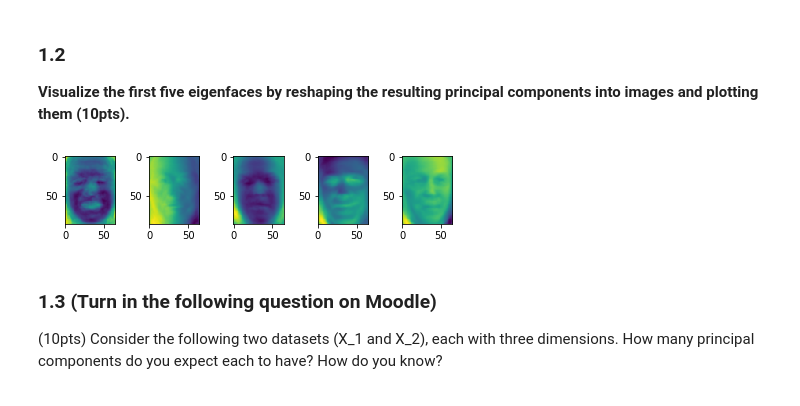
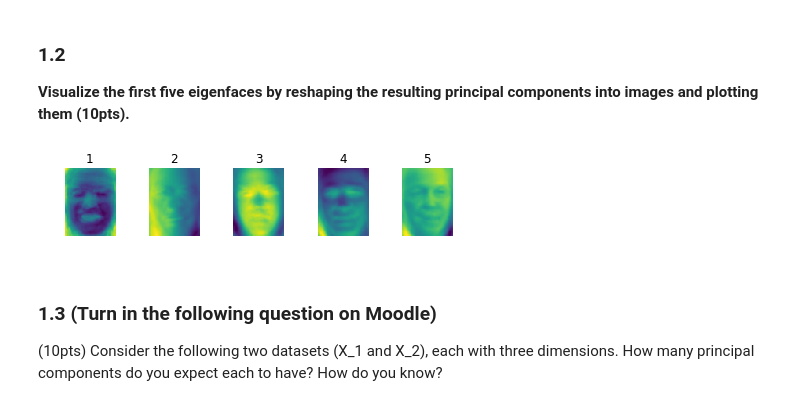
Before and after one commit to UMT-CS447-547-Fall-2018/Homework_5, a Jupyter notebook: Homework_5.ipynb, the cells around one changed output. Saved outputs shown, nothing was run; the diff lists cells and outputs as text; code cells hidden in the pictures.

```diff
--- a/Homework_5.ipynb
+++ b/Homework_5.ipynb
@@ -80,13 +80,15 @@ Number of Components: 173
 # %%
 #Plotting first five Eigenfaces
 fig,axs = plt.subplots(nrows=1,ncols=5)
 
 for i,ax in np.ndenumerate(axs):
     ax.imshow(pca.components_[i,:].reshape((h,w)))
+    ax.axis('off')
+    ax.set_title(i[0]+1)
 
 plt.tight_layout()
 # %% [output]
-[figure, old version]
+[figure, new version]
 # %% [markdown]
 ### 1.3 (Turn in the following question on Moodle)
 (10pts) Consider the following two datasets (X_1 and X_2), each with three dimensions.  How many principal components do you expect each to have?  How do you know?
```
Also changed, not shown: parts of 3 cells of this notebook.
